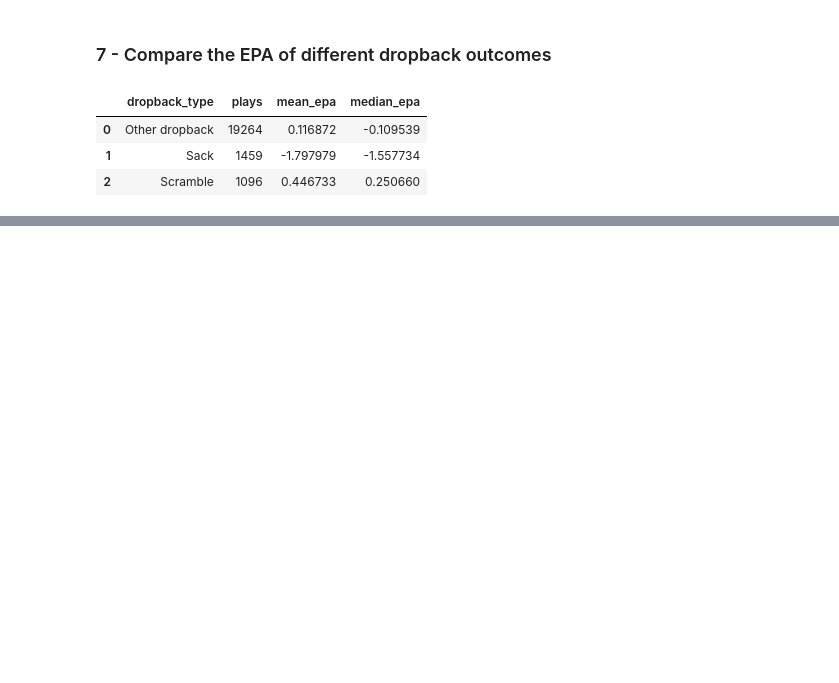
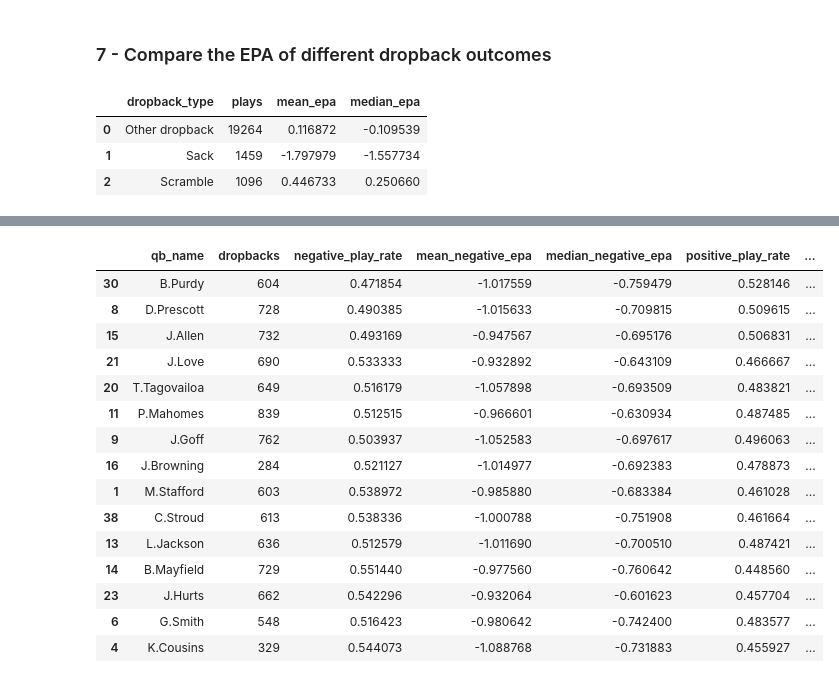
Before and after one commit to JadenGrossbaum/Data-Science, a Jupyter notebook: 01_nfl_qb_target_exploration.ipynb, the cells around one changed output, grey strips where cells are left out. Drawn from its saved outputs; the diff is of its cells as text; code cells hidden in the pictures; blank space fills up the shorter version.

```diff
--- a/01_nfl_qb_target_exploration.ipynb
+++ b/01_nfl_qb_target_exploration.ipynb
@@ -350,0 +952,13 @@ epa_by_type
+# %%
+qb_positive_stats = (
+    positive_plays
+    .groupby(["qb_id", "qb_name"], as_index=False)
+    .agg(
+        positive_plays=("epa", "size"),
+        mean_positive_epa=("epa", "mean"),
+        median_positive_epa=("epa", "median"),
+        total_positive_epa=("epa", "sum")
+    )
+)
+
+qb_positive_stats.head(15)
@@ -350,0 +985,61 @@ epa_by_type
+# %%
+qb_positive_comparison = qb_negative_comparison.merge(
+    qb_positive_stats[
+        [
+            "qb_id",
+            "positive_plays",
+            "mean_positive_epa",
+            "median_positive_epa",
+            "total_positive_epa"
+        ]
+    ],
+    on="qb_id",
+    how="left",
+    validate="one_to_one"
+)
+
+qb_positive_comparison["positive_play_rate"] = (
+    qb_positive_comparison["positive_plays"]
+    / qb_positive_comparison["dropbacks"]
+)
+
+qb_positive_comparison["reconstructed_epa_per_db"] = (
+    (
+        qb_positive_comparison["positive_play_rate"]
+        * qb_positive_comparison["mean_positive_epa"]
+    )
+    +
+    (
+        qb_positive_comparison["negative_play_rate"]
+        * qb_positive_comparison["mean_negative_epa"]
+    )
+)
+
+qb_positive_comparison["reconstruction_error"] = (
+    qb_positive_comparison["reconstructed_epa_per_db"]
+    - qb_positive_comparison["epa_per_dropback"]
+)
+
+print(
+    "Maximum absolute reconstruction error:",
+    qb_positive_comparison["reconstruction_error"].abs().max()
+)
+
+qb_positive_comparison[
+    [
+        "qb_name",
+        "dropbacks",
+        "negative_play_rate",
+        "mean_negative_epa",
+        "median_negative_epa",
+        "positive_play_rate",
+        "mean_positive_epa",
+        "median_positive_epa",
+        "reconstructed_epa_per_db",
+        "epa_per_dropback"
+    ]
+].sort_values(
+    "reconstructed_epa_per_db",
+    ascending=False
+).head(15)
+# %% [output]
@@ -350,0 +1047,16 @@ epa_by_type
+|  | qb_name | dropbacks | negative_play_rate | mean_negative_epa | median_negative_epa | positive_play_rate | ... |
+| 30 | B.Purdy | 604 | 0.471854 | -1.017559 | -0.759479 | 0.528146 | ... |
+| 8 | D.Prescott | 728 | 0.490385 | -1.015633 | -0.709815 | 0.509615 | ... |
+| 15 | J.Allen | 732 | 0.493169 | -0.947567 | -0.695176 | 0.506831 | ... |
+| 21 | J.Love | 690 | 0.533333 | -0.932892 | -0.643109 | 0.466667 | ... |
+| 20 | T.Tagovailoa | 649 | 0.516179 | -1.057898 | -0.693509 | 0.483821 | ... |
+| 11 | P.Mahomes | 839 | 0.512515 | -0.966601 | -0.630934 | 0.487485 | ... |
+| 9 | J.Goff | 762 | 0.503937 | -1.052583 | -0.697617 | 0.496063 | ... |
+| 16 | J.Browning | 284 | 0.521127 | -1.014977 | -0.692383 | 0.478873 | ... |
+| 1 | M.Stafford | 603 | 0.538972 | -0.985880 | -0.683384 | 0.461028 | ... |
+| 38 | C.Stroud | 613 | 0.538336 | -1.000788 | -0.751908 | 0.461664 | ... |
+| 13 | L.Jackson | 636 | 0.512579 | -1.011690 | -0.700510 | 0.487421 | ... |
+| 14 | B.Mayfield | 729 | 0.551440 | -0.977560 | -0.760642 | 0.448560 | ... |
+| 23 | J.Hurts | 662 | 0.542296 | -0.932064 | -0.601623 | 0.457704 | ... |
+| 6 | G.Smith | 548 | 0.516423 | -0.980642 | -0.742400 | 0.483577 | ... |
+| 4 | K.Cousins | 329 | 0.544073 | -1.088768 | -0.731883 | 0.455927 | ... |
```
Also changed, not shown: parts of 73 cells of this notebook.
